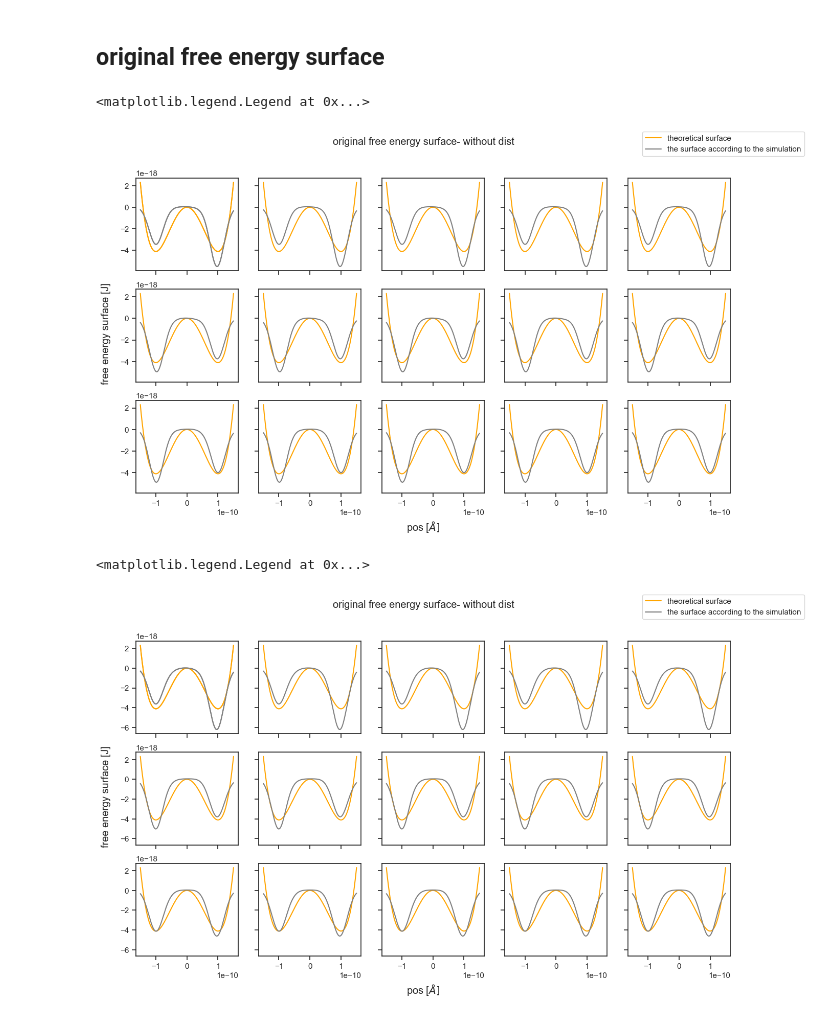
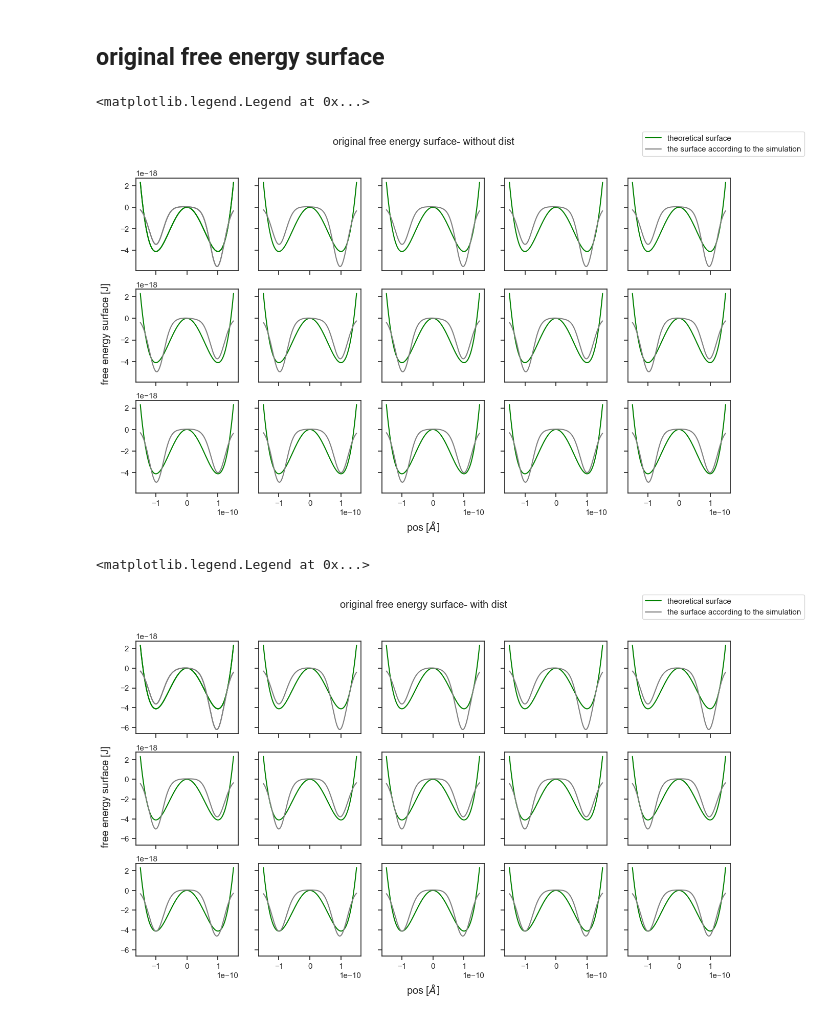
Before and after one commit to SagiMeir/Simulations4Beginners, a Jupyter notebook: poisson_rate_for_gaussians.ipynb, the cells around one changed output. Cells and saved outputs as stored; diff of their text form; code cells hidden in the pictures.

```diff
--- a/poisson_rate_for_gaussians.ipynb
+++ b/poisson_rate_for_gaussians.ipynb
@@ -257,17 +256,15 @@ for i, seedNum in enumerate(seeds):
 
 
 fig.suptitle("original free energy surface- without dist")
+fig.supxlabel(r"pos [$\AA ]$")
+fig.supylabel(r"free energy surface [J]", x = 0.08)
 c = 0
 for i in range(rows):
     for j in range(colums):
-        if(i == rows - 1):
-            axes[i][j].set(xlabel=r"pos [$\AA ]$")
-        if(j == 0):
-            axes[i][j].set(ylabel="free energy surface [J]")
         if(i == 0 and j == 0):
-            axes[i][j].plot(x, y, color='orange', label='theoretical surface')
+            axes[i][j].plot(x, y, color='green', label='theoretical surface')
             axes[i][j].plot(x, A[c], color='gray',label='the surface according to the simulation')
-        axes[i][j].plot(x, y, color='orange')
+        axes[i][j].plot(x, y, color='green')
         axes[i][j].plot(x, A[c], color='gray')
     c += 1
 
@@ -311,16 +308,16 @@ for i, seedNum in enumerate(seeds):
     A.append(arr)
 
 
-fig.suptitle("original free energy surface- without dist")
+fig.suptitle("original free energy surface- with dist")
 fig.supxlabel(r"pos [$\AA ]$")
 fig.supylabel(r"free energy surface [J]", x = 0.08)
 c = 0
 for i in range(rows):
     for j in range(colums):
         if(i == 0 and j == 0):
-            axes[i][j].plot(x, y, color='orange', label='theoretical surface')
+            axes[i][j].plot(x, y, color='green', label='theoretical surface')
             axes[i][j].plot(x, A[c], color='gray',label='the surface according to the simulation')
-        axes[i][j].plot(x, y, color='orange')
+        axes[i][j].plot(x, y, color='green')
         axes[i][j].plot(x, A[c], color='gray')
     c += 1
 
@@ -392,7 +389,7 @@ for i, seedNum in enumerate(seeds):
     #plt.plot(time, posX, label=seedNum)
     match i:
         case 0:
-            axes[0,0].plot(time, posX, label = "without")
+            axes[0,0].plot(time, posX, label = "sharp rate")
         case 1:
             axes[0,1].plot(time, posX)
         case 2:
@@ -446,7 +443,7 @@ for i, seedNum in enumerate(seeds):
     xyz.close()
     match i:
         case 0:
-            axes[0,0].plot(time, posX, label = "with")
+            axes[0,0].plot(time, posX, label = "exponential distribution")
         case 1:
             axes[0,1].plot(time, posX)
         case 2:
@@ -558,16 +555,16 @@ c = 0
 for i in range(rows):
     for j in range(colums):
         if(i == 0 and j == 0):
-            axes[i][j].plot(x, y, color='orange', label='theoretical surface')
+            axes[i][j].plot(x, y, color='green', label='theoretical surface')
             axes[i][j].plot(x, A[c], color='gray',label='the surface according to the simulation')
-        axes[i][j].plot(x, y, color='orange')
+        axes[i][j].plot(x, y, color='green')
         axes[i][j].plot(x, A[c], color='gray')
     c += 1
 
 fig.legend()
 # %% [output]
 <matplotlib.legend.Legend at 0x...>
-[figure, old version]
+[figure, new version]
 # %%
 import numpy as np
 import pandas as pd
@@ -590,34 +587,34 @@ sigma = 2e-11
 y = []
 A = 4.11E22
 B = 822
 for i in x:
     y.append(A*i**4-B*i**2)
 
 A = []
 for i, seedNum in enumerate(seeds):
     df = pd.read_csv("gaussiansPos_4th_" + str(i) + ".log", sep='\s+')
     #df = pd.read_csv("gaussiansPos.log", sep='\s+')
     pos = df['X']
     arr = []
     for j in x:
         arr.append(-w * np.exp(-(np.array(j-pos)) ** 2 / (2 * sigma ** 2)).sum(0) + 0.53e-19)
     A.append(arr)
 
 
-fig.suptitle("original free energy surface- without dist")
+fig.suptitle("original free energy surface- with dist")
 fig.supxlabel(r"pos [$\AA ]$")
 fig.supylabel(r"free energy surface [J]", x = 0.08)
 c = 0
 for i in range(rows):
     for j in range(colums):
         if(i == 0 and j == 0):
-            axes[i][j].plot(x, y, color='orange', label='theoretical surface')
+            axes[i][j].plot(x, y, color='green', label='theoretical surface')
             axes[i][j].plot(x, A[c], color='gray',label='the surface according to the simulation')
-        axes[i][j].plot(x, y, color='orange')
+        axes[i][j].plot(x, y, color='green')
         axes[i][j].plot(x, A[c], color='gray')
     c += 1
 
 fig.legend()
 # %% [output]
 <matplotlib.legend.Legend at 0x...>
-[figure, old version]
+[figure, new version]
```
Also changed, not shown: parts of 4 cells of this notebook.
